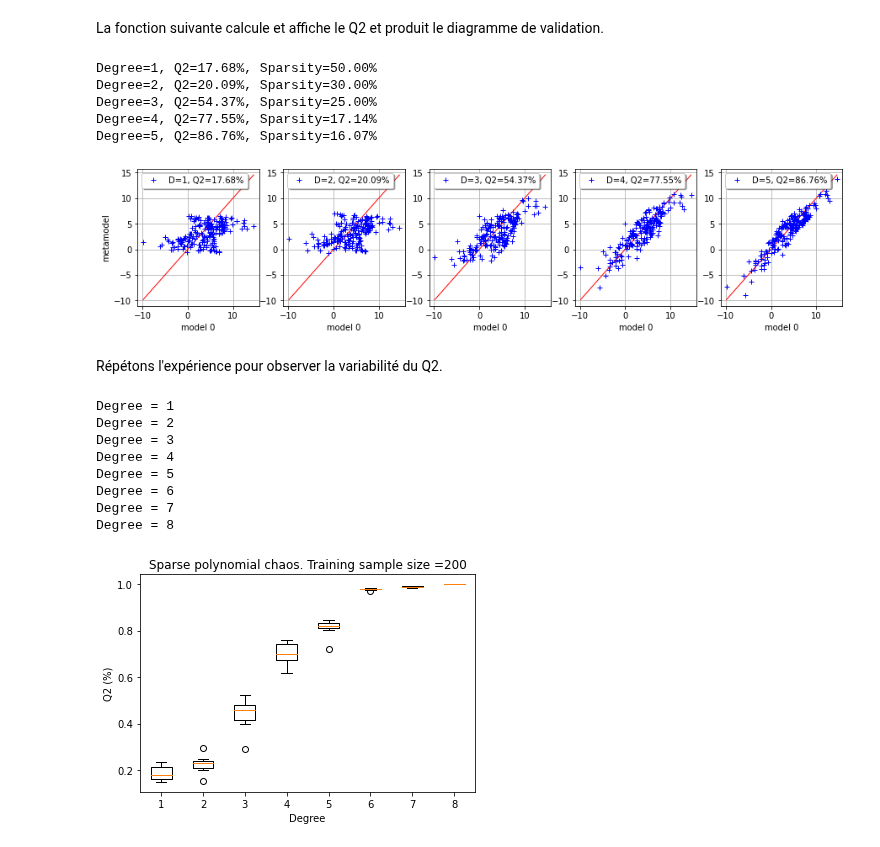
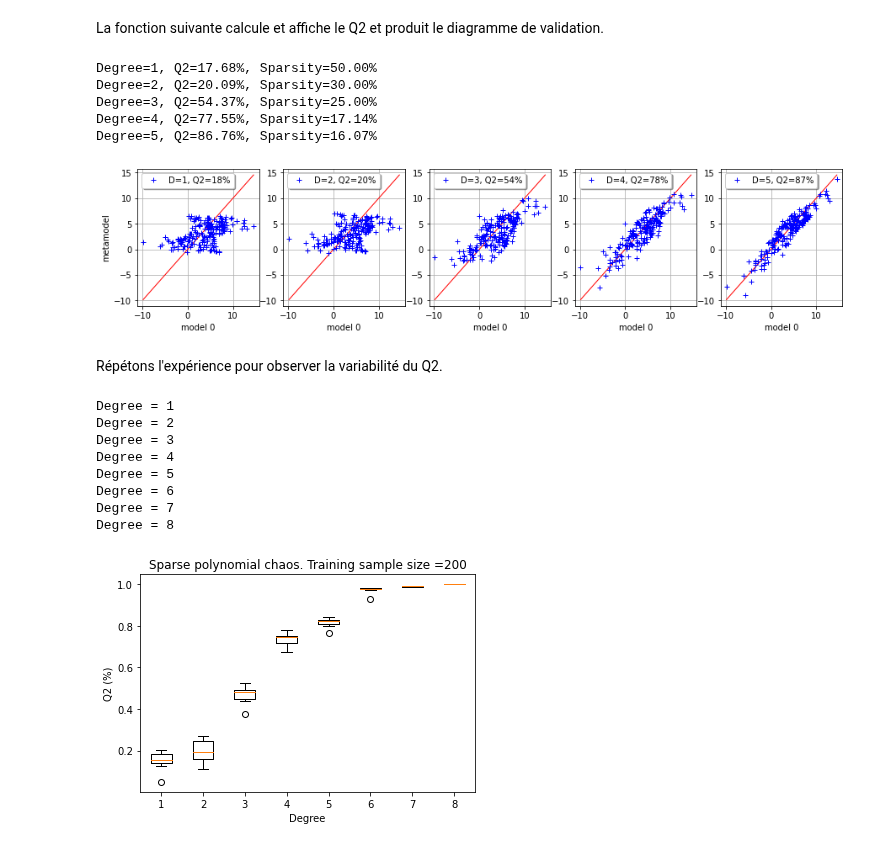
Before and after one commit to mbaudin47/hpcuqtraining, a Jupyter notebook: 2021/Scripts/Metamodel/selection-degree-chaos-ishigami.ipynb, the cells around one changed output. Cells and saved outputs as stored; diff of their text form; code cells hidden in the pictures.

Commit message:
Fixed script for missing model evaluation

```diff
--- a/2021/Scripts/Metamodel/selection-degree-chaos-ishigami.ipynb
+++ b/2021/Scripts/Metamodel/selection-degree-chaos-ishigami.ipynb
@@ -130,7 +130,7 @@ def printQ2Chaos(multivariateBasis, chaosResult, inputTest, outputTest, totalDeg
     Q2 = max(Q2, 0.0)
     grid = val.drawValidation()
     graph = grid.getGraph(0, 0)
-    legend1 = "D=%d, Q2=%.2f%%" % (totalDegree, 100 * Q2)
+    legend1 = "D=%d, Q2=%.0f%%" % (totalDegree, 100 * Q2)
     graph.setLegends(["", legend1])
     graph.setLegendPosition("topleft")
     grid.setGraph(0, 0, graph)
@@ -162,28 +162,29 @@ def computeQ2Chaos(chaosResult, inputTest, outputTest):
 # %%
 ot.RandomGenerator.SetSeed(0)
 maxDegree = 6
 inputTrain = im.distributionX.getSample(training_sample_size)
+outputTrain = im.model(inputTrain)
 inputTest = im.distributionX.getSample(test_sample_size)
 outputTest = im.model(inputTest)
 fig = pl.figure(figsize=(15.0, 3.0))
 for totalDegree in range(1, maxDegree):
     chaosResult = ComputeSparseLeastSquaresChaos(
         inputTrain, outputTrain, multivariateBasis, totalDegree, im.distributionX
     )
     graph = printQ2Chaos(
         multivariateBasis, chaosResult, inputTest, outputTest, totalDegree
     )
     if totalDegree > 1:
         graph.setYTitle("")
     ax = fig.add_subplot(1, maxDegree - 1, totalDegree)
     _ = ot.viewer.View(graph, figure=fig, axes=[ax])
 # %% [output]
 Degree=1, Q2=17.68%, Sparsity=50.00%
 Degree=2, Q2=20.09%, Sparsity=30.00%
 Degree=3, Q2=54.37%, Sparsity=25.00%
 Degree=4, Q2=77.55%, Sparsity=17.14%
 Degree=5, Q2=86.76%, Sparsity=16.07%
-[figure, old version]
+[figure, new version]
 # %% [markdown]
 Répétons l'expérience pour observer la variabilité du Q2.
 # %%
@@ -293,4 +294,4 @@ Degree = 5
 Degree = 6
 Degree = 7
 Degree = 8
-[figure, old version]
+[figure, new version]
```
Also changed, not shown: parts of 1 cell of this notebook, 1 other file.
